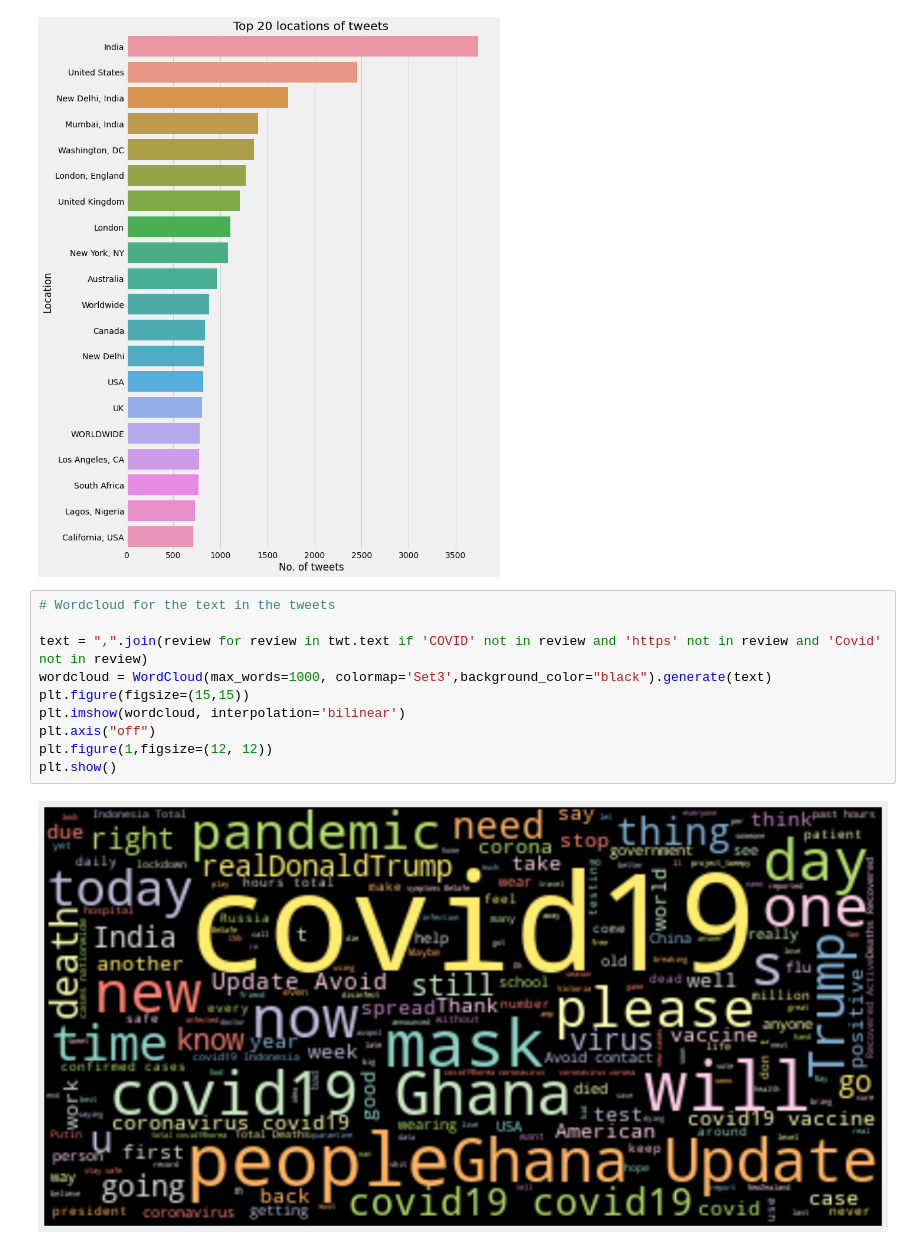
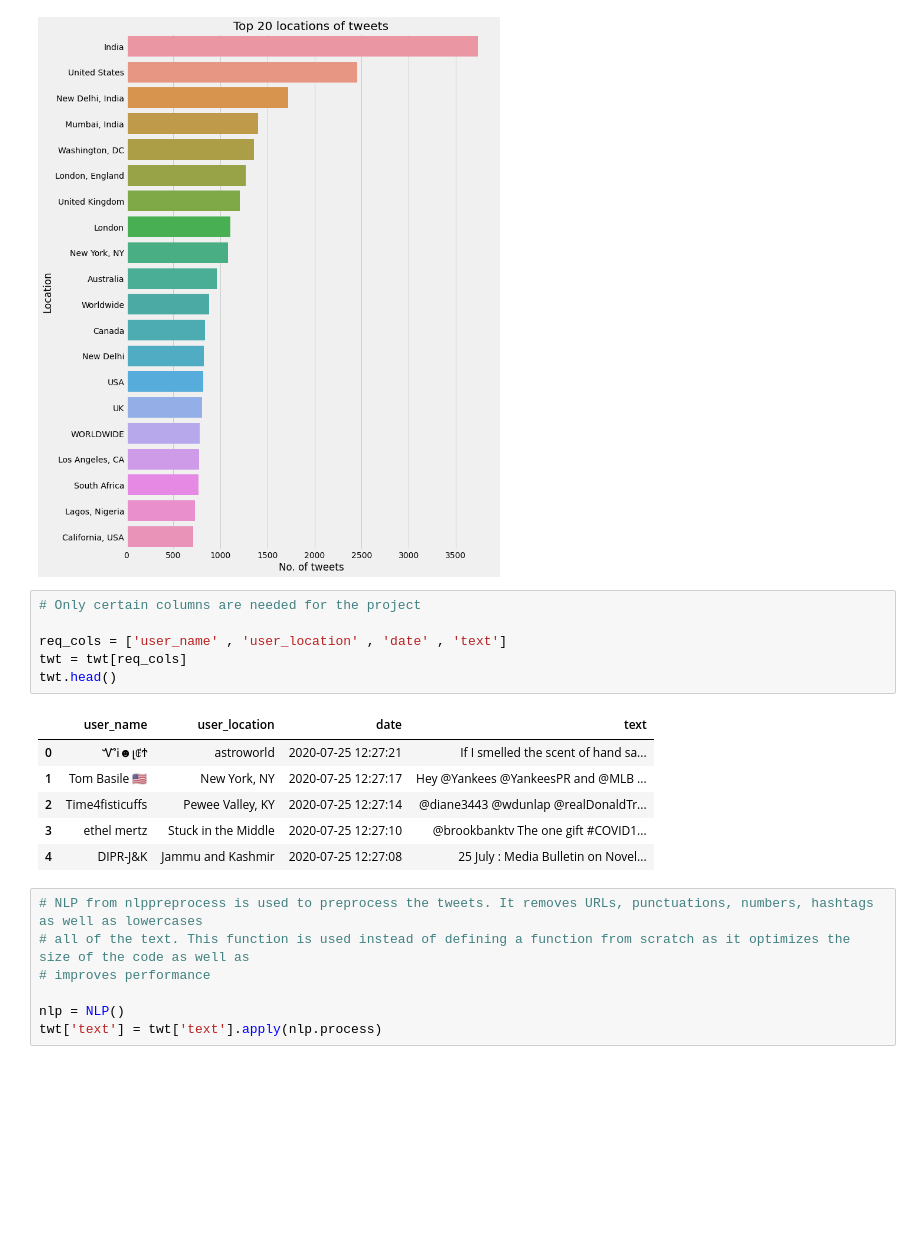
Before and after one commit to ShayaanKhan/FYP, a Jupyter notebook: code.ipynb, the cells around one changed output. Cells and saved outputs as stored; diff of their text form; blank space fills up the shorter version.

Commit message:
Majority of preprocessing complete apart from tokenization and sentiment scoring

```diff
--- a/code.ipynb
+++ b/code.ipynb
@@ -96,15 +126,23 @@ plt.ylabel("Location")
 plt.show()
 # %% [output]
 [figure]
-# %%
-# Wordcloud for the text in the tweets
-
-text = ",".join(review for review in twt.text if 'COVID' not in review and 'https' not in review and 'Covid' not in review)
-wordcloud = WordCloud(max_words=1000, colormap='Set3',background_color="black").generate(text)
-plt.figure(figsize=(15,15))
-plt.imshow(wordcloud, interpolation='bilinear')
-plt.axis("off")
-plt.figure(1,figsize=(12, 12))
-plt.show()
-# %% [output]
-[figure, removed]
+# %%
+# Only certain columns are needed for the project
+
+req_cols = ['user_name' , 'user_location' , 'date' , 'text']
+twt = twt[req_cols]
+twt.head()
+# %% [output]
+|  | user_name | user_location | date | text |
+| 0 | ᏉᎥ☻լꂅϮ | astroworld | 2020-07-25 12:27:21 | If I smelled the scent of hand sa... |
+| 1 | Tom Basile 🇺🇸 | New York, NY | 2020-07-25 12:27:17 | Hey @Yankees @YankeesPR and @MLB ... |
+| 2 | Time4fisticuffs | Pewee Valley, KY | 2020-07-25 12:27:14 | @diane3443 @wdunlap @realDonaldTr... |
+| 3 | ethel mertz | Stuck in the Middle | 2020-07-25 12:27:10 | @brookbanktv The one gift #COVID1... |
+| 4 | DIPR-J&K | Jammu and Kashmir | 2020-07-25 12:27:08 | 25 July : Media Bulletin on Novel... |
+# %%
+# NLP from nlppreprocess is used to preprocess the tweets. It removes URLs, punctuations, numbers, hashtags as well as lowercases
+# all of the text. This function is used instead of defining a function from scratch as it optimizes the size of the code as well as
+# improves performance
+
+nlp = NLP()
+twt['text'] = twt['text'].apply(nlp.process)
```
Also changed, not shown: parts of 3 cells of this notebook.
